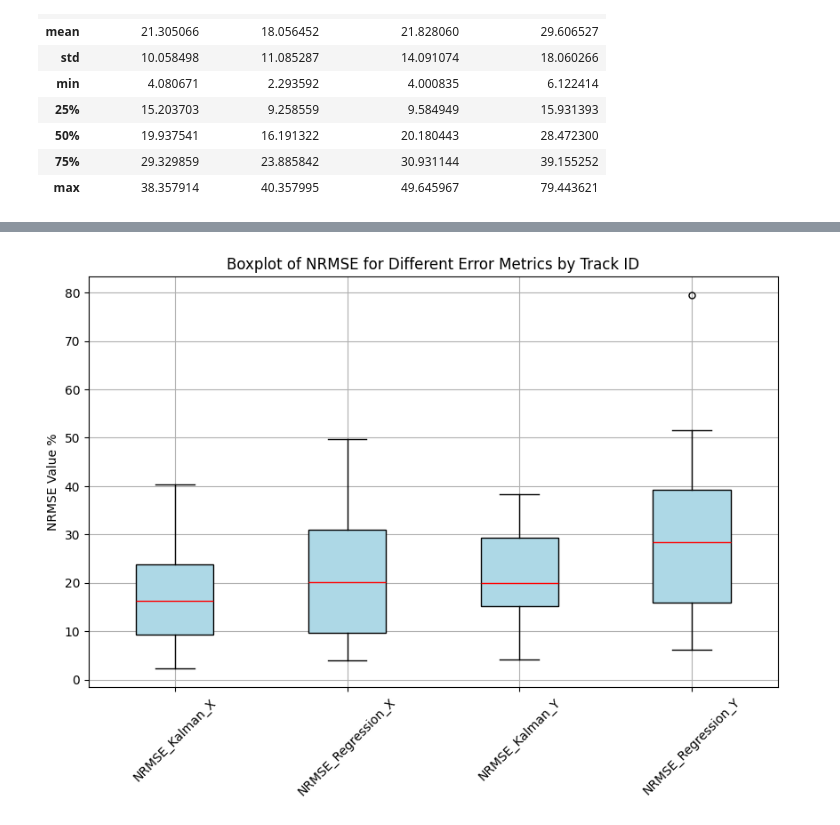
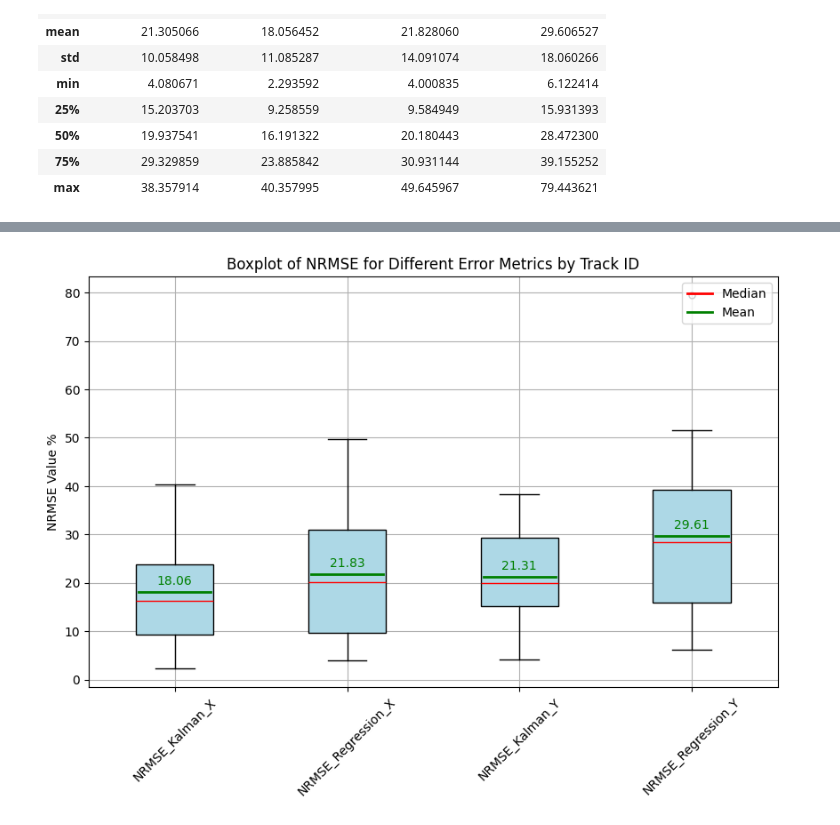
Before and after one commit to Entropy87/Cloud-Movement-and-size-Prediction-Using-AI-methodologies, a Jupyter notebook: Error_trajectory.ipynb, the cells around one changed output, grey strips where cells are left out. Saved outputs shown, nothing was run; the diff lists cells and outputs as text; code cells hidden in the pictures.

```diff
--- a/Error_trajectory.ipynb
+++ b/Error_trajectory.ipynb
@@ -63,42 +84,65 @@ Descriptive Statistics:
 # %%
+import numpy as np
 import matplotlib.pyplot as plt
+from matplotlib.lines import Line2D  # For custom legends
 
 # Extract the data from the DataFrame
 data = [
+
     results['NRMSE_Kalman_X'],
     results['NRMSE_Regression_X'],
     results['NRMSE_Kalman_Y'],
     results['NRMSE_Regression_Y']
 ]
 
+# Calculate the mean for each dataset
+means = [np.mean(d) for d in data]
+
 plt.figure(figsize=(10, 6))
 
-# Create the boxplot
+# Create the boxplot without meanline (we will plot the mean manually)
 box = plt.boxplot(
     data,
     patch_artist=True,  # Allow filling the boxes with color
-    meanline=True,      # Show the mean as a line
+    meanline=False,     # Disable the automatic mean line
     whiskerprops=dict(color='black'),                       # Color for the whiskers
     capprops=dict(color='black'),                            # Color for the caps
     medianprops=dict(color='red'),                         # Color for the median line
-    flierprops=dict(marker='o', color='black', markersize=5), # Color for the outliers
+    flierprops=dict(marker='o', color='black', markersize=5) # Color for the outliers
 )
 
-# Set the fill color for each box and mean color
+# Set the fill color for each box
 for box_patch in box['boxes']:  # Access the boxes through the 'boxes' key
     box_patch.set_facecolor('lightblue')  # Set color for each box
     box_patch.set_edgecolor('black')       # Set outline color for each box
+
+# Manually plot the dashed mean lines with the same width as the boxes
+for i, mean in enumerate(means):
+    x_left = i + 1 - 0.21  # Adjust the left bound of the line
+    x_right = i + 1 + 0.21 # Adjust the right bound of the line
+    plt.plot([x_left, x_right], [mean, mean], color='green', linestyle='-', linewidth=2)
+
+    # Annotate the plot with the mean value above the dashed line
+    plt.text(i + 1, mean + 1.5, f'{mean:.2f}', ha='center', color='green', fontsize=10)
+
+legend_elements = [
+    Line2D([0], [0], color='red', lw=2, label='Median'),
+    Line2D([0], [0], color='green', lw=2, linestyle='-', label='Mean'),
+]
+
+# Add the legend to the plot
+plt.legend(handles=legend_elements, loc='upper right')
 
 
 # Set x-tick labels
 plt.xticks([1, 2, 3, 4], ['NRMSE_Kalman_X', 'NRMSE_Regression_X', 'NRMSE_Kalman_Y', 'NRMSE_Regression_Y'], rotation=45)
 
 # Add labels and title
 plt.title('Boxplot of NRMSE for Different Error Metrics by Track ID')
 plt.ylabel('NRMSE Value %')
 
-# Show the plot
+# Add grid and show the plot
 plt.grid()
 plt.show()
 # %% [output]
-[figure, old version]
+[figure, new version]
```
Also changed, not shown: parts of 1 cell of this notebook, 1 other file.
